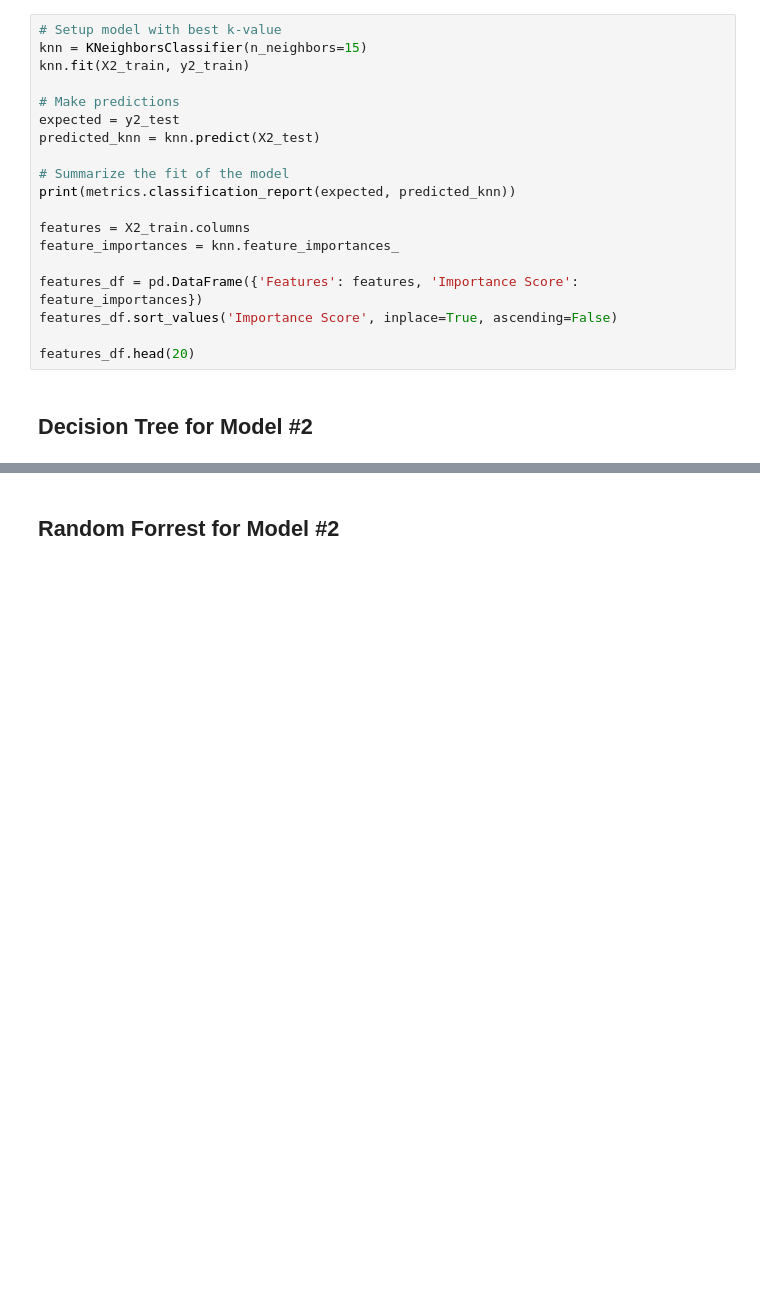
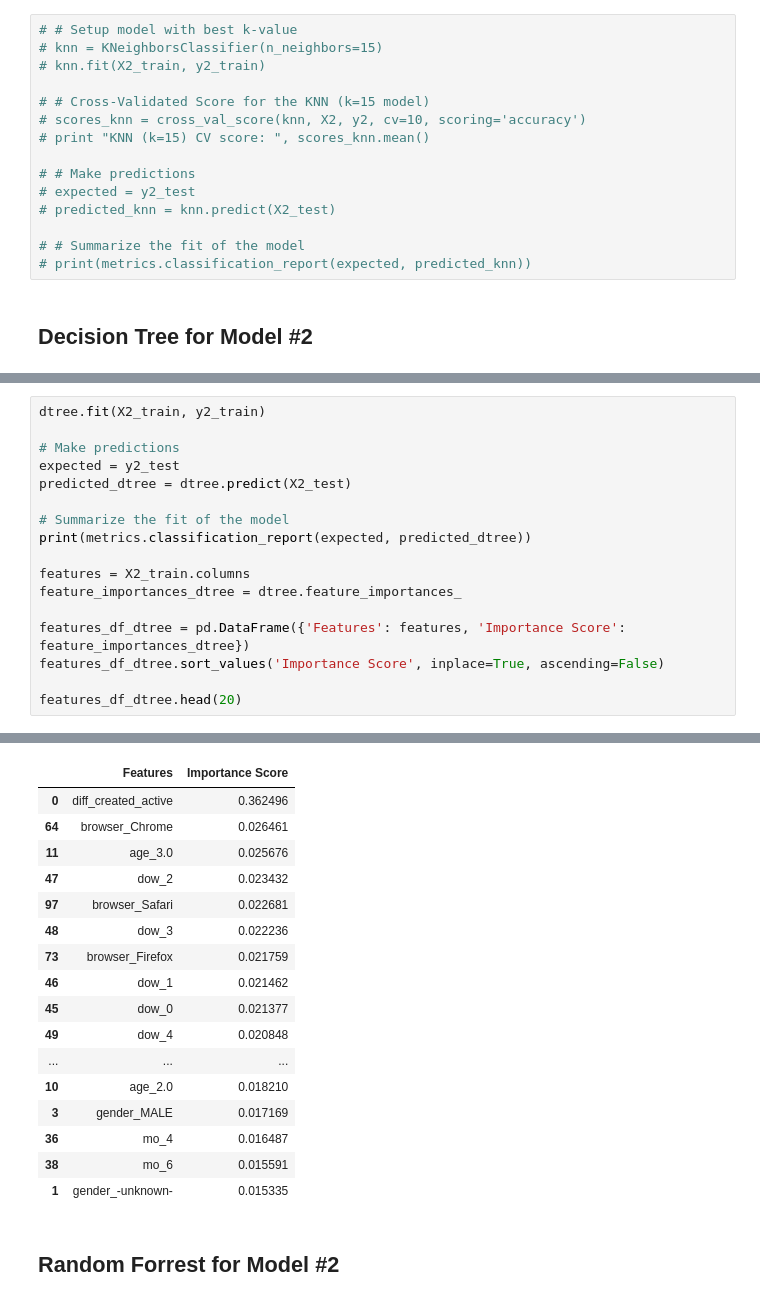
Before and after one commit to mattcano/airbnb_kaggle, a Jupyter notebook: cano_final_v2.ipynb, the cells around one changed output, grey strips where cells are left out. Drawn from its saved outputs; the diff is of its cells as text; blank space fills up the shorter version.

```diff
--- a/cano_final_v2.ipynb
+++ b/cano_final_v2.ipynb
@@ -665,22 +683,18 @@ plt.ylabel('Cross-Validated Accuracy')
 # %%
-# Setup model with best k-value
-knn = KNeighborsClassifier(n_neighbors=15)
-knn.fit(X2_train, y2_train)
+# # Setup model with best k-value
+# knn = KNeighborsClassifier(n_neighbors=15)
+# knn.fit(X2_train, y2_train)
 
-# Make predictions
-expected = y2_test
-predicted_knn = knn.predict(X2_test)
+# # Cross-Validated Score for the KNN (k=15 model)
+# scores_knn = cross_val_score(knn, X2, y2, cv=10, scoring='accuracy')
+# print "KNN (k=15) CV score: ", scores_knn.mean()
 
-# Summarize the fit of the model
-print(metrics.classification_report(expected, predicted_knn))
+# # Make predictions
+# expected = y2_test
+# predicted_knn = knn.predict(X2_test)
 
-features = X2_train.columns
-feature_importances = knn.feature_importances_
-
-features_df = pd.DataFrame({'Features': features, 'Importance Score': feature_importances})
-features_df.sort_values('Importance Score', inplace=True, ascending=False)
-
-features_df.head(20)
+# # Summarize the fit of the model
+# print(metrics.classification_report(expected, predicted_knn))
 # %% [markdown]
 ## Decision Tree for Model #2
 # %%
@@ -692,0 +707,18 @@ print scores_dt.mean()
+# %%
+dtree.fit(X2_train, y2_train)
+
+# Make predictions
+expected = y2_test
+predicted_dtree = dtree.predict(X2_test)
+
+# Summarize the fit of the model
+print(metrics.classification_report(expected, predicted_dtree))
+
+features = X2_train.columns
+feature_importances_dtree = dtree.feature_importances_
+
+features_df_dtree = pd.DataFrame({'Features': features, 'Importance Score': feature_importances_dtree})
+features_df_dtree.sort_values('Importance Score', inplace=True, ascending=False)
+
+features_df_dtree.head(20)
+# %% [output]
@@ -693,2 +740,19 @@ print scores_dt.mean()
+|  | Features | Importance Score |
+| 0 | diff_created_active | 0.362496 |
+| 64 | browser_Chrome | 0.026461 |
+| 11 | age_3.0 | 0.025676 |
+| 47 | dow_2 | 0.023432 |
+| 97 | browser_Safari | 0.022681 |
+| 48 | dow_3 | 0.022236 |
+| 73 | browser_Firefox | 0.021759 |
+| 46 | dow_1 | 0.021462 |
+| 45 | dow_0 | 0.021377 |
+| 49 | dow_4 | 0.020848 |
+| ... | ... | ... |
+| 10 | age_2.0 | 0.018210 |
+| 3 | gender_MALE | 0.017169 |
+| 36 | mo_4 | 0.016487 |
+| 38 | mo_6 | 0.015591 |
+| 1 | gender_-unknown- | 0.015335 |
 # %% [markdown]
 ## Random Forrest for Model #2
```
Also changed, not shown: parts of 22 cells of this notebook, 1 other file.
